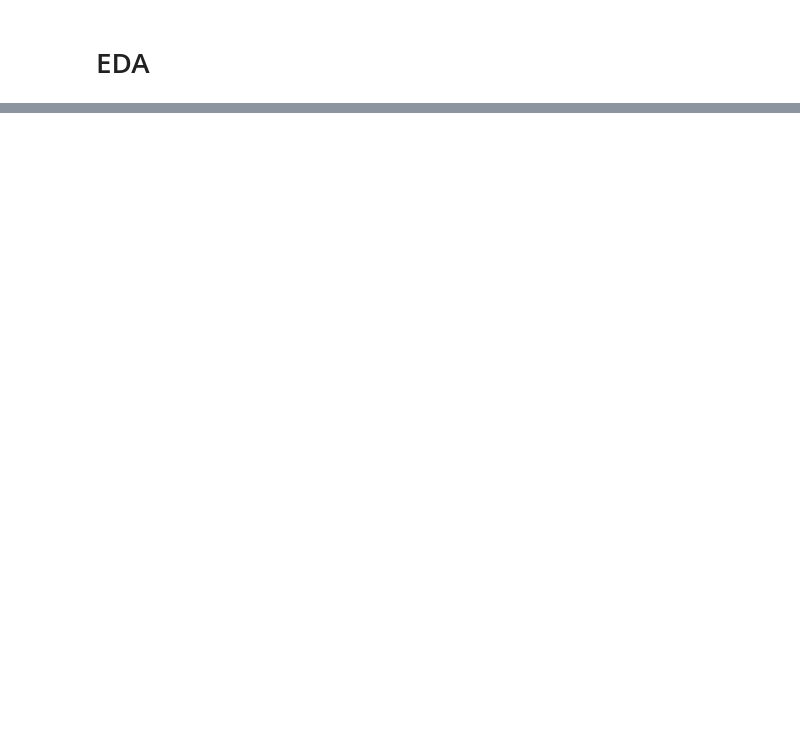
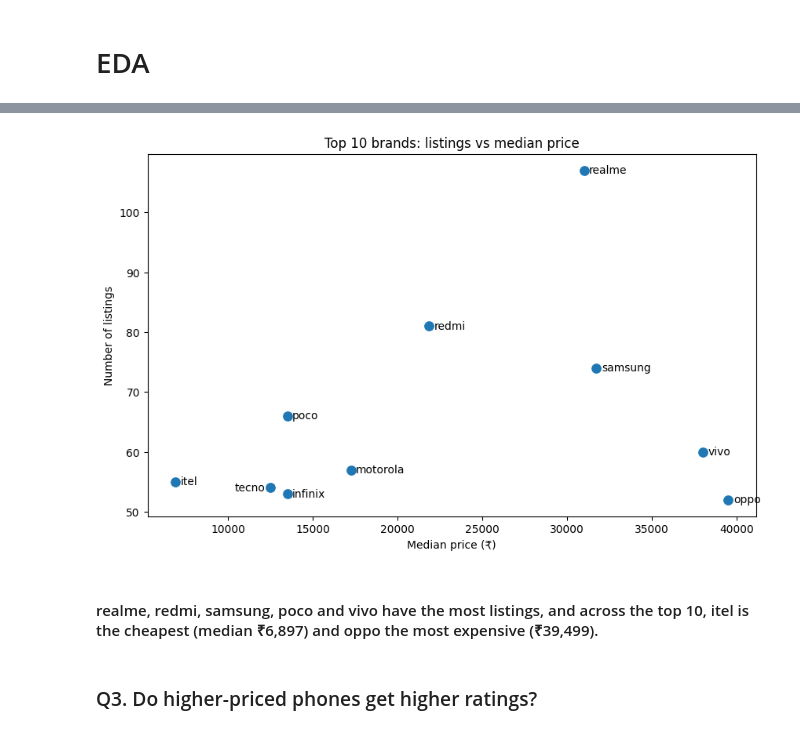
Before and after one commit to EternaTech/Flipkart-Data-Analytics-Project, a Jupyter notebook: Flipkart_Analysis.ipynb, the cells around one changed output, grey strips where cells are left out. Drawn from its saved outputs; the diff is of its cells as text; code cells hidden in the pictures; blank space fills up the shorter version.

```diff
--- a/Flipkart_Analysis.ipynb
+++ b/Flipkart_Analysis.ipynb
@@ -136,0 +202,4 @@ dtype: int64
+# %%
+df["Brand"] = df["Product Name"].str.lower().str.split().str[0]
+Top_10 = df['Brand'].value_counts().head(10).index
+Top_10
@@ -136,0 +210,7 @@ dtype: int64
+# %%
+# Grouping the data by Brand and calculating the number of listings, median, minimum, and maximum prices for the top 10 brands
+brand_summary = (df[df["Brand"].isin(Top_10)]
+                .groupby('Brand')['Price']
+                .agg(listings="size", median="median", min="min", max="max")
+                .sort_values("median"))
+brand_summary
@@ -136,0 +230,23 @@ dtype: int64
+# %%
+import seaborn as sns
+import matplotlib.pyplot as plt
+
+plt.figure(figsize=(10, 6))
+sns.scatterplot(x="median", y="listings", data=brand_summary, s=100)
+
+for brand, row in brand_summary.iterrows():
+    if brand == "tecno":
+        plt.text(row["median"] - 300, row["listings"], brand, ha="right", va="center")
+    else:
+        plt.text(row["median"] + 300, row["listings"], brand, va="center")
+
+plt.title("Top 10 brands: listings vs median price")
+plt.xlabel("Median price (₹)")
+plt.ylabel("Number of listings")
+plt.show()
+# %% [output]
+[figure, added]
+# %% [markdown]
+#### realme, redmi, samsung, poco and vivo have the most listings, and across the top 10, itel is the cheapest (median ₹6,897) and oppo the most expensive (₹39,499).
+# %% [markdown]
+### Q3. Do higher-priced phones get higher ratings?
```
Also changed, not shown: parts of 33 cells of this notebook.
